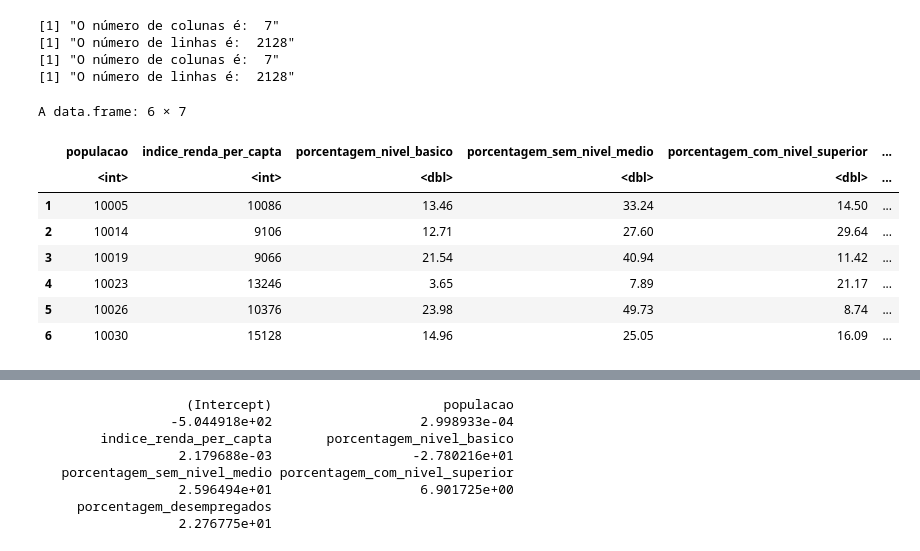
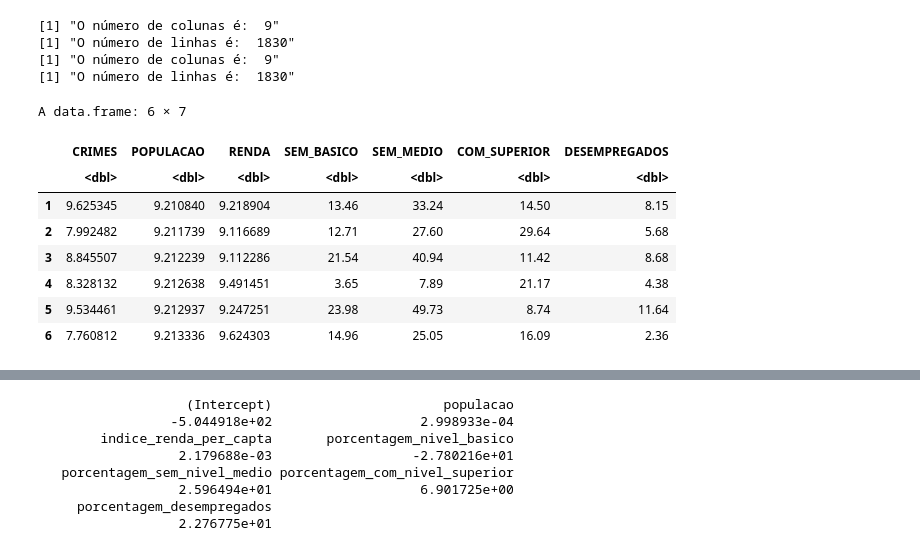
Before and after one commit to marianyfsilva/tecnicas-estatisticas-predicao, a Jupyter notebook: analise-roubos-uci.ipynb, the cells around one changed output, grey strips where cells are left out. Saved outputs shown, nothing was run; the diff lists cells and outputs as text; code cells hidden in the pictures.

```diff
--- a/analise-roubos-uci.ipynb
+++ b/analise-roubos-uci.ipynb
@@ -3,27 +3,39 @@
 library(ggplot2)
 # %%
 # Leitura dos dados
-data <- read.csv("DADOS-ANALISE-ROUBOS-UCI.csv")
+csv_content <- read.csv("DADOS-CRIMES-UCI.csv")
 
-print(paste("O número de colunas é: ", ncol(data))) # deve ser 7
-print(paste("O número de linhas é: ", nrow(data)))  # deve ser 2128
+print(paste("O número de colunas é: ", ncol(csv_content))) # deve ser 7
+print(paste("O número de linhas é: ", nrow(csv_content)))  # deve ser 2128
 
-print(paste("O número de colunas é: ", ncol(data)))
-print(paste("O número de linhas é: ", nrow(data)))
+print(paste("O número de colunas é: ", ncol(csv_content)))
+print(paste("O número de linhas é: ", nrow(csv_content)))
+
+data = data.frame(
+    # Variável resposta
+    CRIMES = log(csv_content["CRIMES"]),
+    # Variaveis explicativas
+    POPULACAO = log(csv_content["POPULACAO"]),
+    RENDA = log(csv_content["RENDA"]),
+    SEM_BASICO = csv_content["SEM_BASICO"],
+    SEM_MEDIO = csv_content["SEM_MEDIO"],
+    COM_SUPERIOR = csv_content["COM_SUPERIOR"],
+    DESEMPREGADOS = csv_content["DESEMPREGADOS"]
+)
 
 # imprimir início do data frame
 head(data)
 # %% [output]
-[1] "O número de colunas é:  7"
-[1] "O número de linhas é:  2128"
-[1] "O número de colunas é:  7"
-[1] "O número de linhas é:  2128"
+[1] "O número de colunas é:  9"
+[1] "O número de linhas é:  1830"
+[1] "O número de colunas é:  9"
+[1] "O número de linhas é:  1830"
 A data.frame: 6 × 7
-|  | populacao | indice_renda_per_capta | porcentagem_nivel_basico | porcentagem_sem_nivel_medio | porcentagem_com_nivel_superior | ... |
-|  | <int> | <int> | <dbl> | <dbl> | <dbl> | ... |
-| 1 | 10005 | 10086 | 13.46 | 33.24 | 14.50 | ... |
-| 2 | 10014 | 9106 | 12.71 | 27.60 | 29.64 | ... |
-| 3 | 10019 | 9066 | 21.54 | 40.94 | 11.42 | ... |
-| 4 | 10023 | 13246 | 3.65 | 7.89 | 21.17 | ... |
-| 5 | 10026 | 10376 | 23.98 | 49.73 | 8.74 | ... |
-| 6 | 10030 | 15128 | 14.96 | 25.05 | 16.09 | ... |
+|  | CRIMES | POPULACAO | RENDA | SEM_BASICO | SEM_MEDIO | COM_SUPERIOR | DESEMPREGADOS |
+|  | <dbl> | <dbl> | <dbl> | <dbl> | <dbl> | <dbl> | <dbl> |
+| 1 | 9.625345 | 9.210840 | 9.218904 | 13.46 | 33.24 | 14.50 | 8.15 |
+| 2 | 7.992482 | 9.211739 | 9.116689 | 12.71 | 27.60 | 29.64 | 5.68 |
+| 3 | 8.845507 | 9.212239 | 9.112286 | 21.54 | 40.94 | 11.42 | 8.68 |
+| 4 | 8.328132 | 9.212638 | 9.491451 | 3.65 | 7.89 | 21.17 | 4.38 |
+| 5 | 9.534461 | 9.212937 | 9.247251 | 23.98 | 49.73 | 8.74 | 11.64 |
+| 6 | 7.760812 | 9.213336 | 9.624303 | 14.96 | 25.05 | 16.09 | 2.36 |
```
Also changed, not shown: parts of 12 cells of this notebook, 23 other files.
